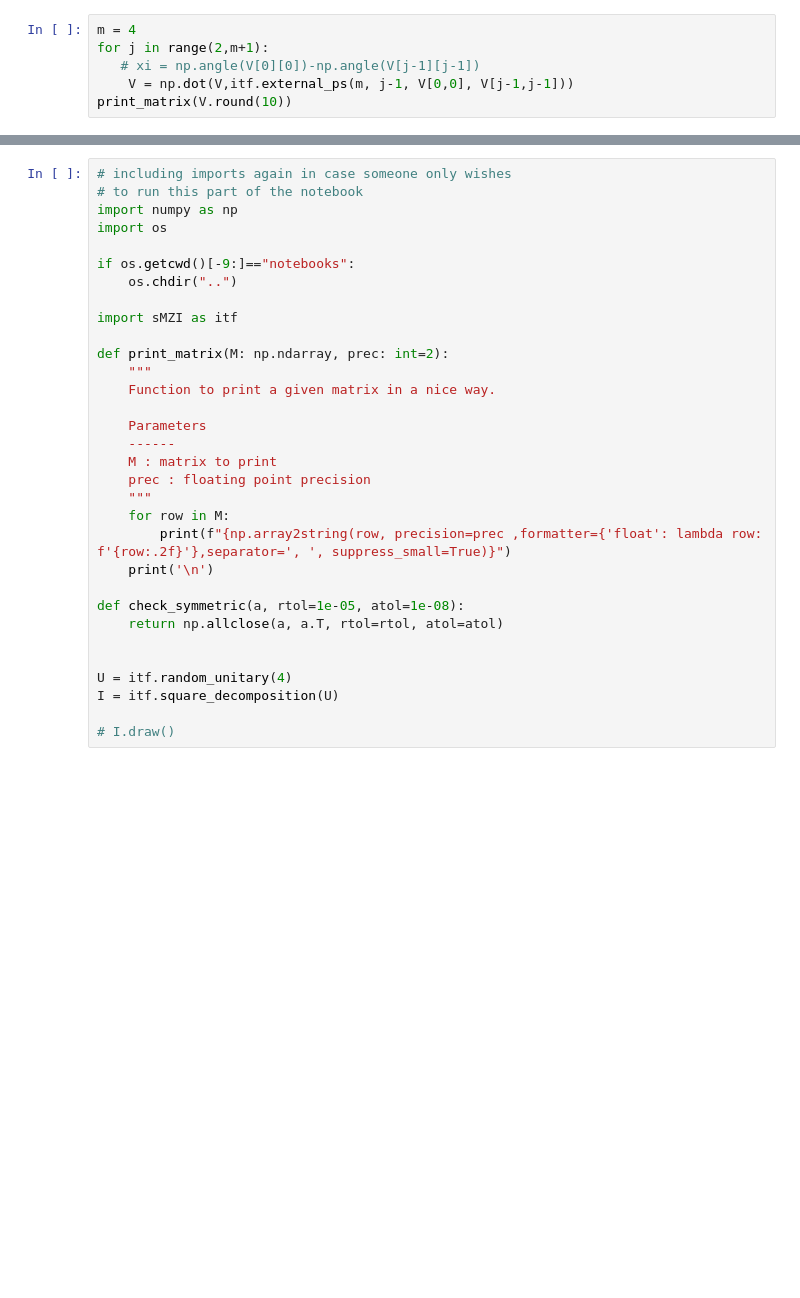
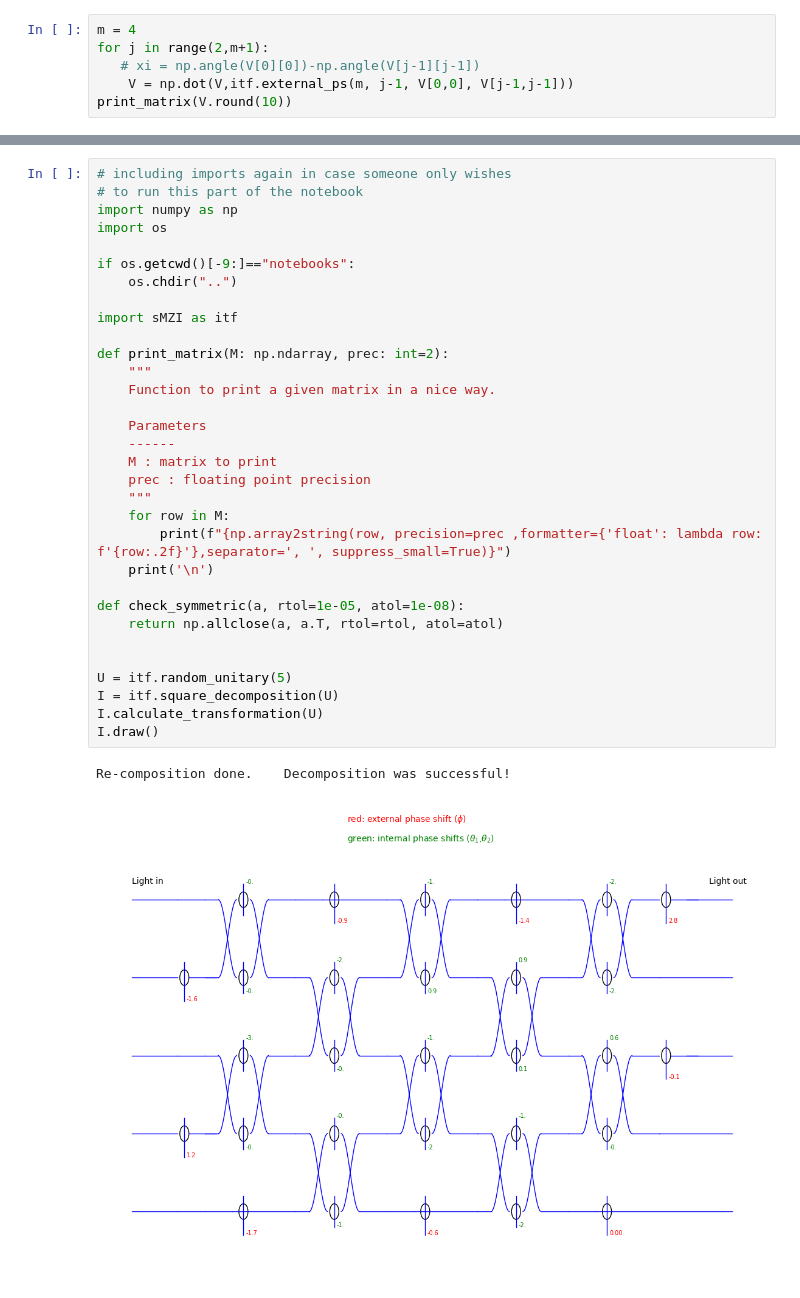
Before and after one commit to Szyli/Bell-decomposition, a Jupyter notebook: test_sMZI.ipynb, the cells around one changed output, grey strips where cells are left out. Cells and saved outputs as stored; diff of their text form; blank space fills up the shorter version.

Commit message:
Integrated function(s) that re-compose the initial unitary matrix to test the decomposition.

```diff
--- a/test_sMZI.ipynb
+++ b/test_sMZI.ipynb
@@ -425,32 +425,35 @@ print_matrix(V.round(10))
 # %%
 # including imports again in case someone only wishes
 # to run this part of the notebook
 import numpy as np
 import os
 
 if os.getcwd()[-9:]=="notebooks":
     os.chdir("..")
 
 import sMZI as itf
 
 def print_matrix(M: np.ndarray, prec: int=2):
     """
     Function to print a given matrix in a nice way.
 
     Parameters
     ------
     M : matrix to print
     prec : floating point precision
     """
     for row in M:
         print(f"{np.array2string(row, precision=prec ,formatter={'float': lambda row: f'{row:.2f}'},separator=', ', suppress_small=True)}")
     print('\n')
 
 def check_symmetric(a, rtol=1e-05, atol=1e-08):
     return np.allclose(a, a.T, rtol=rtol, atol=atol)
 
 
-U = itf.random_unitary(4)
+U = itf.random_unitary(5)
 I = itf.square_decomposition(U)
-
-# I.draw()
+I.calculate_transformation(U)
+I.draw()
+# %% [output]
+Re-composition done.    Decomposition was successful!
+[figure, added]
```
Also changed, not shown: parts of 5 cells of this notebook, 1 other file.
